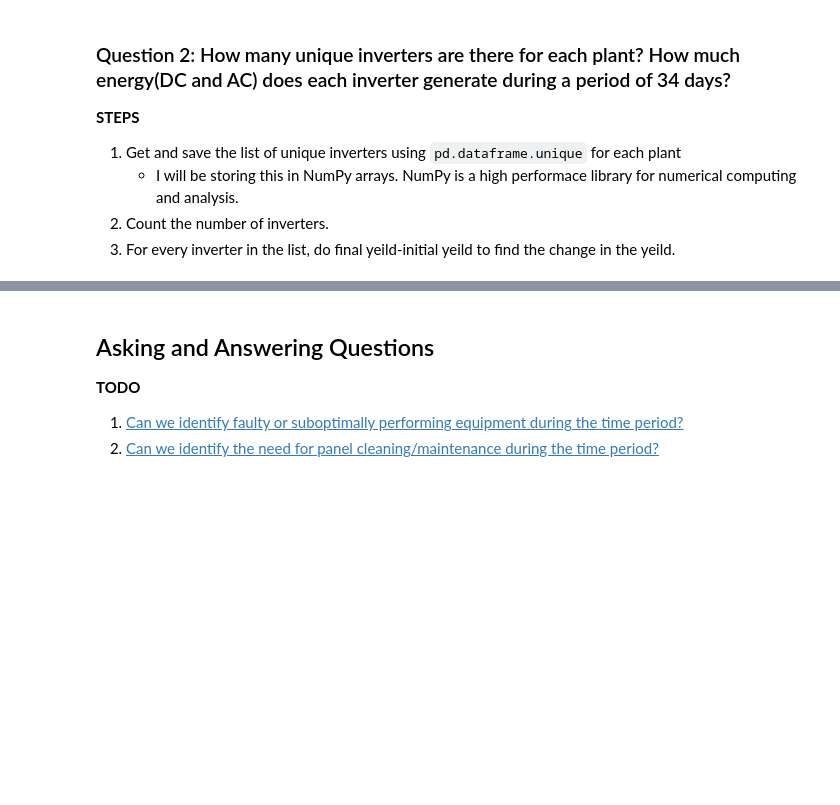
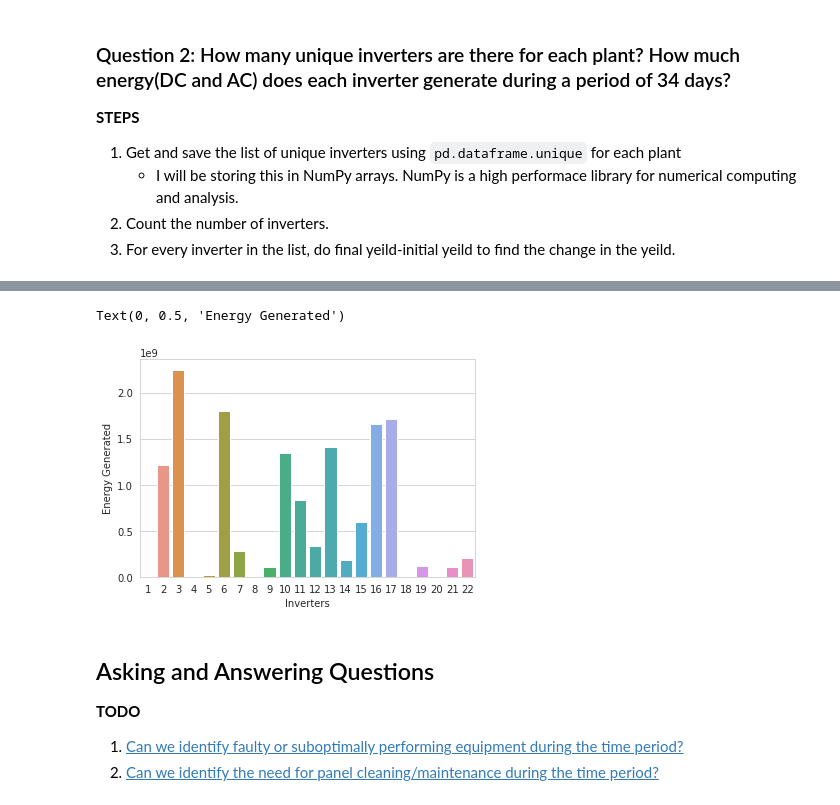
Before and after one commit to charitarthchugh/solar-india, a Jupyter notebook: solar-india.ipynb, the cells around one changed output, grey strips where cells are left out. Drawn from its saved outputs; the diff is of its cells as text; code cells hidden in the pictures; blank space fills up the shorter version.

```diff
--- a/solar-india.ipynb
+++ b/solar-india.ipynb
@@ -354,0 +370,3 @@ AID5Wc2HD       0.0       0.0          0.0
+# %%
+plant_2_yields = get_yields(plant2.generation_df)
+plant_2_yields
@@ -355,3 +392,10 @@ AID5Wc2HD       0.0       0.0          0.0
+# %%
+sns.barplot(x=plant_2_yields.alias, y=plant_2_yields.delta)
+plt.xlabel("Inverters")
+plt.ylabel("Energy Generated")
+# %% [output]
+Text(0, 0.5, 'Energy Generated')
+[figure, added]
 # %%
 commit()
 # %% [markdown]
```
Also changed, not shown: parts of 28 cells of this notebook, 1 other file.
